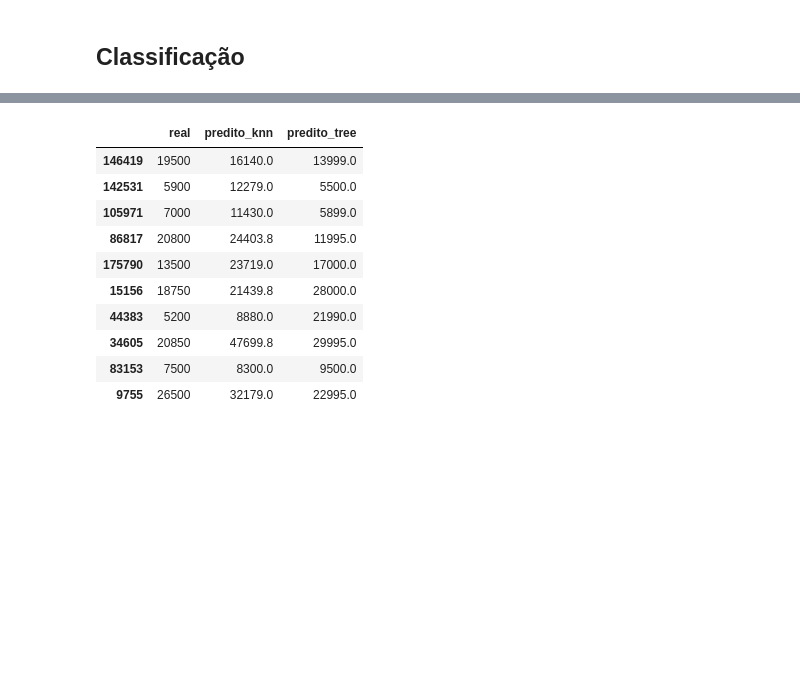
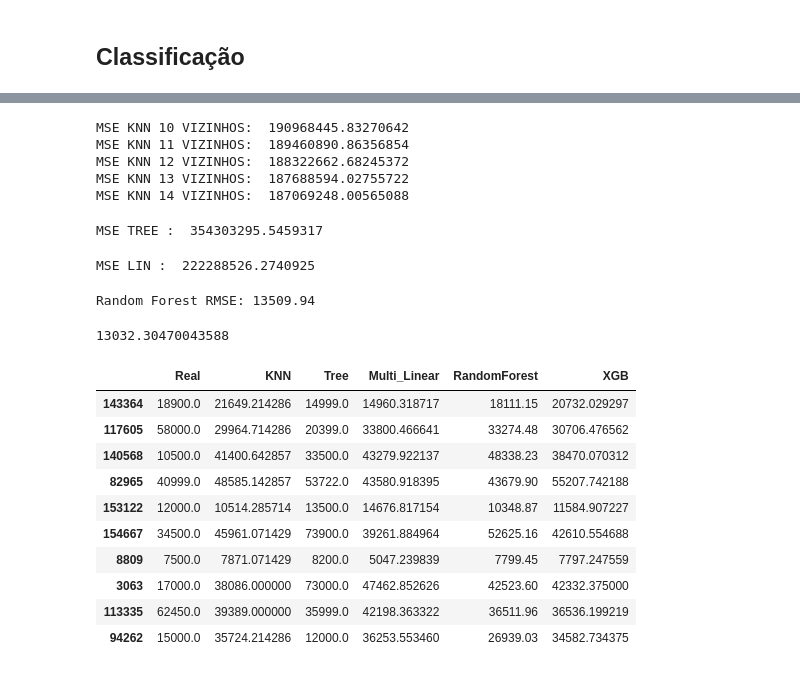
Before and after one commit to Jonatanlima852/exame-cmc16, a Jupyter notebook: notebooks/models/model_selection.ipynb, the cells around one changed output, grey strips where cells are left out. Drawn from its saved outputs; the diff is of its cells as text; code cells hidden in the pictures; blank space fills up the shorter version.

```diff
--- a/notebooks/models/model_selection.ipynb
+++ b/notebooks/models/model_selection.ipynb
@@ -158,14 +156,61 @@ df_new = pd.DataFrame({'real': y_test, 'predito_knn': knn_predicao, 'predito_tre
+# %%
+for n_neighbors in np.arange(10,15):
+    knn_ = KNeighborsRegressor(n_neighbors=n_neighbors)
+    knn_.fit(X_train, y_train)
+    knn_predict = knn_.predict(X_test)
+    rmse = mean_squared_error(knn_predict, y_test)
+    print('MSE KNN {} VIZINHOS: '.format(n_neighbors), rmse)
+# %% [output]
+MSE KNN 10 VIZINHOS:  190968445.83270642
+MSE KNN 11 VIZINHOS:  189460890.86356854
+MSE KNN 12 VIZINHOS:  188322662.68245372
+MSE KNN 13 VIZINHOS:  187688594.02755722
+MSE KNN 14 VIZINHOS:  187069248.00565088
+# %%
+tree_ = DecisionTreeRegressor(random_state=42)
+tree_.fit(X_train, y_train)
+tree_predict = tree_.predict(X_test)
+rmse = mean_squared_error(tree_predict, y_test)
+print('MSE TREE : ', rmse )
+# %% [output]
+MSE TREE :  354303295.5459317
+# %%
+mult_lin = LinearRegression()
+mult_lin.fit(X_train, y_train)
+lin_predict = mult_lin.predict(X_test)
+rmse = mean_squared_error(lin_predict, y_test)
+print('MSE LIN : ', rmse )
+# %% [output]
+MSE LIN :  222288526.2740925
+# %%
+rf_model = RandomForestRegressor(n_estimators=100, random_state=42)
+rf_model.fit(X_train, y_train)
+rf_pred = rf_model.predict(X_test)
+rf_rmse = np.sqrt(mean_squared_error(y_test, rf_pred))
+print(f"Random Forest RMSE: {rf_rmse:.2f}")
+# %% [output]
+Random Forest RMSE: 13509.94
+# %%
+xgb_model = XGBRegressor(n_estimators=100, learning_rate=0.1, random_state=42)
+xgb_model.fit(X_train, y_train)
+xgb_pred = xgb_model.predict(X_test)
+xgb_rmse = np.sqrt(mean_squared_error(y_test, xgb_pred))
+print(xgb_rmse)
+# %% [output]
+13032.30470043588
+# %%
+df_comparativo = pd.DataFrame({'Real':y_test, 'KNN': knn_predict, 'Tree': tree_predict, 'Multi_Linear': lin_predict, 'RandomForest': rf_pred, 'XGB':xgb_pred})
 # %%
-df_new.sample(10)
+df_comparativo.sample(10)
 # %% [output]
-|  | real | predito_knn | predito_tree |
-| 146419 | 19500 | 16140.0 | 13999.0 |
-| 142531 | 5900 | 12279.0 | 5500.0 |
-| 105971 | 7000 | 11430.0 | 5899.0 |
-| 86817 | 20800 | 24403.8 | 11995.0 |
-| 175790 | 13500 | 23719.0 | 17000.0 |
-| 15156 | 18750 | 21439.8 | 28000.0 |
-| 44383 | 5200 | 8880.0 | 21990.0 |
-| 34605 | 20850 | 47699.8 | 29995.0 |
-| 83153 | 7500 | 8300.0 | 9500.0 |
-| 9755 | 26500 | 32179.0 | 22995.0 |
+|  | Real | KNN | Tree | Multi_Linear | RandomForest | XGB |
+| 143364 | 18900.0 | 21649.214286 | 14999.0 | 14960.318717 | 18111.15 | 20732.029297 |
+| 117605 | 58000.0 | 29964.714286 | 20399.0 | 33800.466641 | 33274.48 | 30706.476562 |
+| 140568 | 10500.0 | 41400.642857 | 33500.0 | 43279.922137 | 48338.23 | 38470.070312 |
+| 82965 | 40999.0 | 48585.142857 | 53722.0 | 43580.918395 | 43679.90 | 55207.742188 |
+| 153122 | 12000.0 | 10514.285714 | 13500.0 | 14676.817154 | 10348.87 | 11584.907227 |
+| 154667 | 34500.0 | 45961.071429 | 73900.0 | 39261.884964 | 52625.16 | 42610.554688 |
+| 8809 | 7500.0 | 7871.071429 | 8200.0 | 5047.239839 | 7799.45 | 7797.247559 |
+| 3063 | 17000.0 | 38086.000000 | 73000.0 | 47462.852626 | 42523.60 | 42332.375000 |
+| 113335 | 62450.0 | 39389.000000 | 35999.0 | 42198.363322 | 36511.96 | 36536.199219 |
+| 94262 | 15000.0 | 35724.214286 | 12000.0 | 36253.553460 | 26939.03 | 34582.734375 |
```
Also changed, not shown: parts of 24 cells of this notebook.
